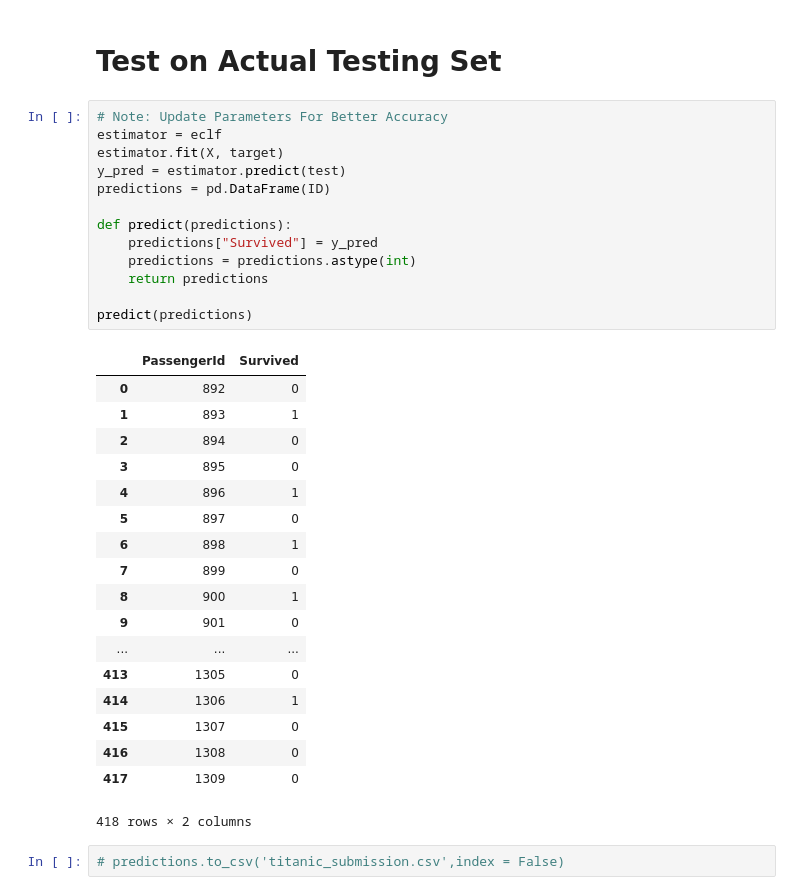
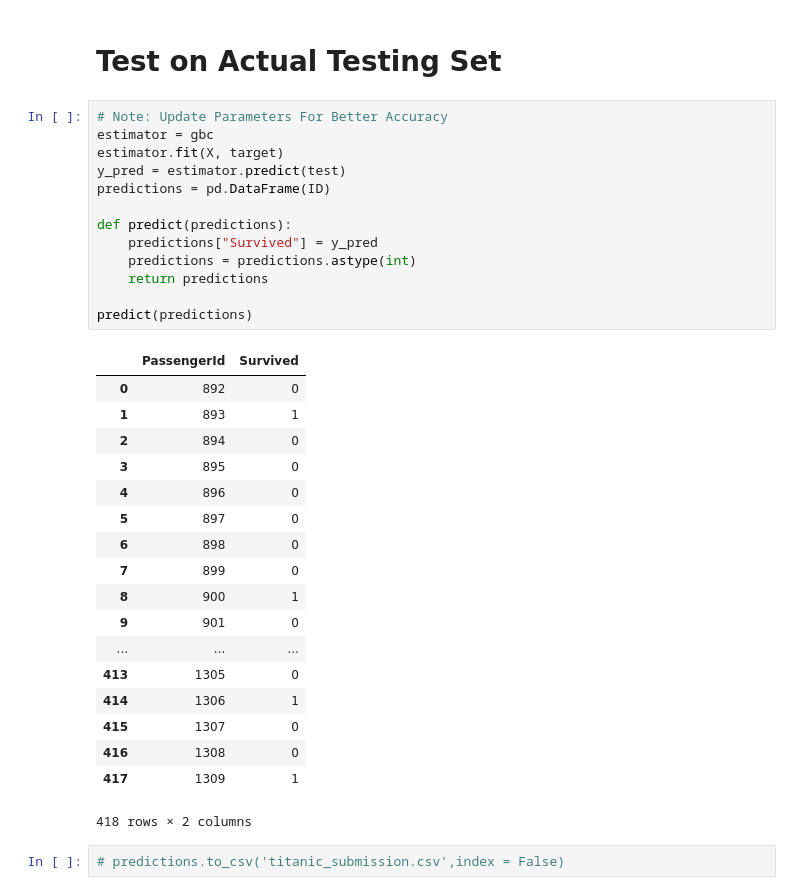
Before and after one commit to klam28/Kaggle-, a Jupyter notebook: Titanic/Titanic Machine Learning Analysis.ipynb, the cells around one changed output. Saved outputs shown, nothing was run; the diff lists cells and outputs as text.

```diff
--- a/Titanic/Titanic Machine Learning Analysis.ipynb
+++ b/Titanic/Titanic Machine Learning Analysis.ipynb
@@ -763,26 +763,26 @@ print(results.mean())
 # Test on Actual Testing Set
 # %%
 # Note: Update Parameters For Better Accuracy
-estimator = eclf
+estimator = gbc
 estimator.fit(X, target)
 y_pred = estimator.predict(test)
 predictions = pd.DataFrame(ID)
 
 def predict(predictions):
     predictions["Survived"] = y_pred
     predictions = predictions.astype(int)
     return predictions
 
 predict(predictions)
 # %% [output]
 |  | PassengerId | Survived |
 | 0 | 892 | 0 |
 | 1 | 893 | 1 |
 | 2 | 894 | 0 |
 | 3 | 895 | 0 |
-| 4 | 896 | 1 |
+| 4 | 896 | 0 |
 | 5 | 897 | 0 |
-| 6 | 898 | 1 |
+| 6 | 898 | 0 |
 | 7 | 899 | 0 |
 | 8 | 900 | 1 |
 | 9 | 901 | 0 |
@@ -791,7 +791,7 @@ predict(predictions)
 | 414 | 1306 | 1 |
 | 415 | 1307 | 0 |
 | 416 | 1308 | 0 |
-| 417 | 1309 | 0 |
+| 417 | 1309 | 1 |
 418 rows × 2 columns
 # %%
 # predictions.to_csv('titanic_submission.csv',index = False)
```
Also changed, not shown: parts of 8 cells of this notebook.
